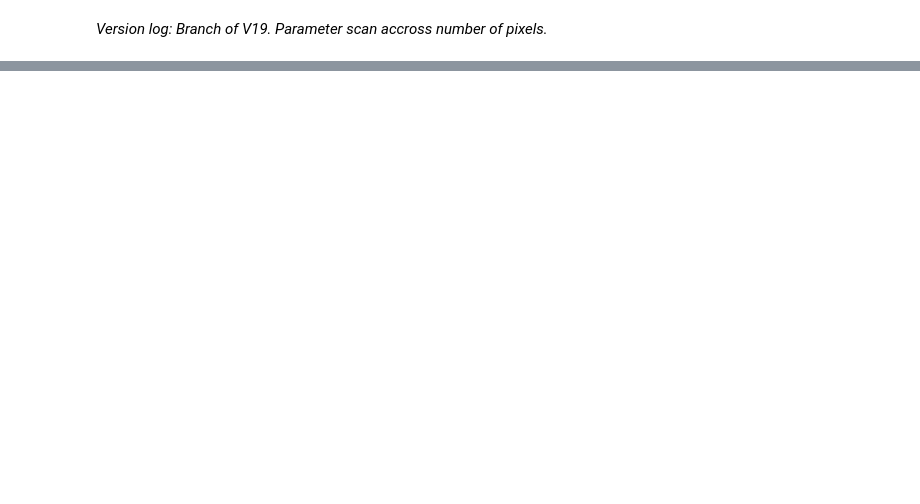
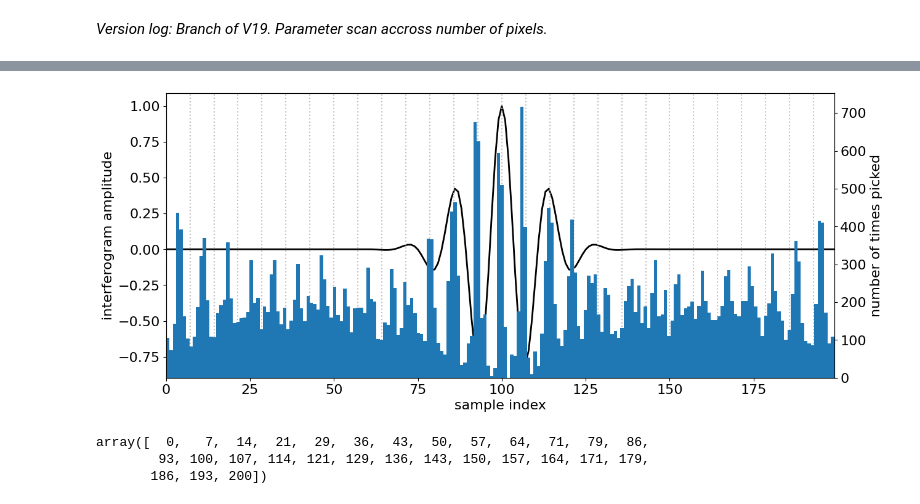
Before and after one commit to Jammi-Dodgers/THz-Compressed-Sensing, a Jupyter notebook: CS_parameter_scan.ipynb, the cells around one changed output, grey strips where cells are left out. Cells and saved outputs as stored; diff of their text form; code cells hidden in the pictures; blank space fills up the shorter version.

```diff
--- a/CS_parameter_scan.ipynb
+++ b/CS_parameter_scan.ipynb
@@ -180,0 +219,23 @@ best_configurations["Simulated Annealing"]
+# %%
+bins = int(total_point//1)
+
+fig, axs = plt.subplots(figsize= (14,6))
+
+axs.plot(target, color= "k", linewidth= 2, label= "interferogram")
+axs.set(xlabel= "sample index", ylabel= "interferogram amplitude", xlim= (0, total_point-1))
+axs.vlines(np.arange(0, 30) /0.14, ymin= 0, ymax= 1, colors= "silver", linestyles= ":",transform= axs.get_xaxis_transform()) # 0.14 pixels^-1 is the nyquist spatial frequency for the central wavelength (3 THz or 0.7 pixels^-1)
+
+twinax = axs.twinx()
+#twinax.plot(frequent_locs, linestyle= "None", marker= "x", markersize= 8)
+twinax.hist(sensor_distrobution, bins= bins)
+twinax.set(ylabel= "number of times picked")
+
+plt.show()
+# %% [output]
+[figure, added]
+# %%
+np.round(np.arange(0, 29) /0.14).astype(int)
+# %% [output]
+array([  0,   7,  14,  21,  29,  36,  43,  50,  57,  64,  71,  79,  86,
+        93, 100, 107, 114, 121, 129, 136, 143, 150, 157, 164, 171, 179,
+       186, 193, 200])
```
Also changed, not shown: parts of 20 cells of this notebook, 14 other files.
